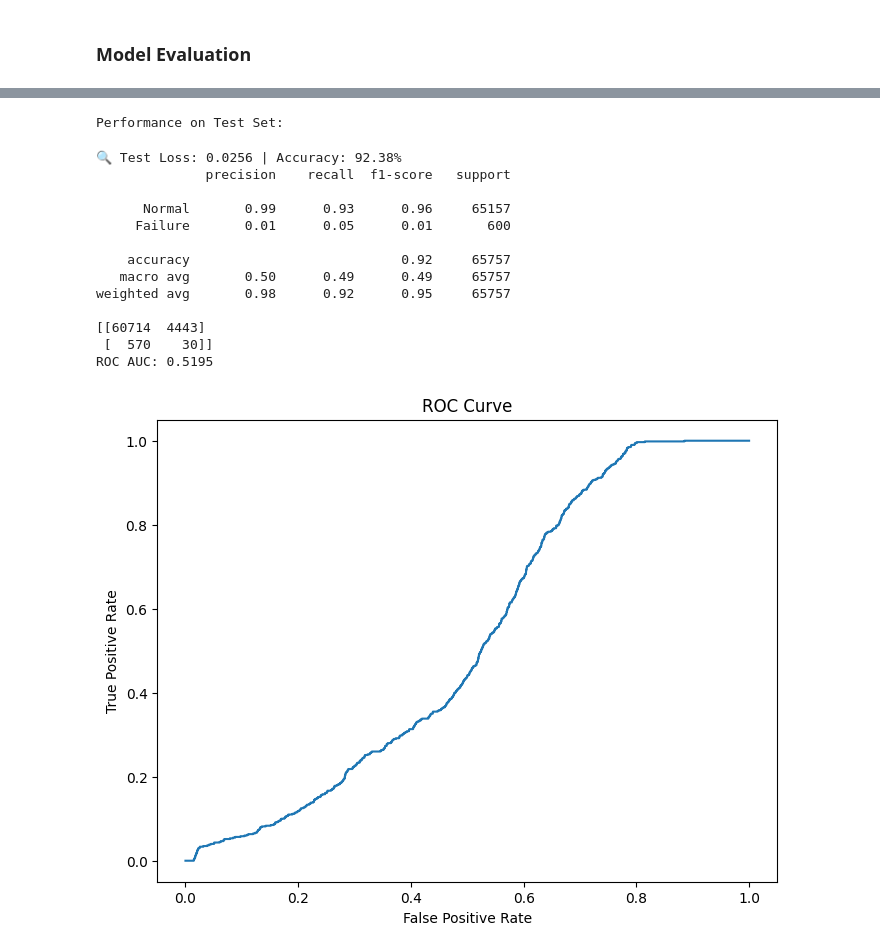
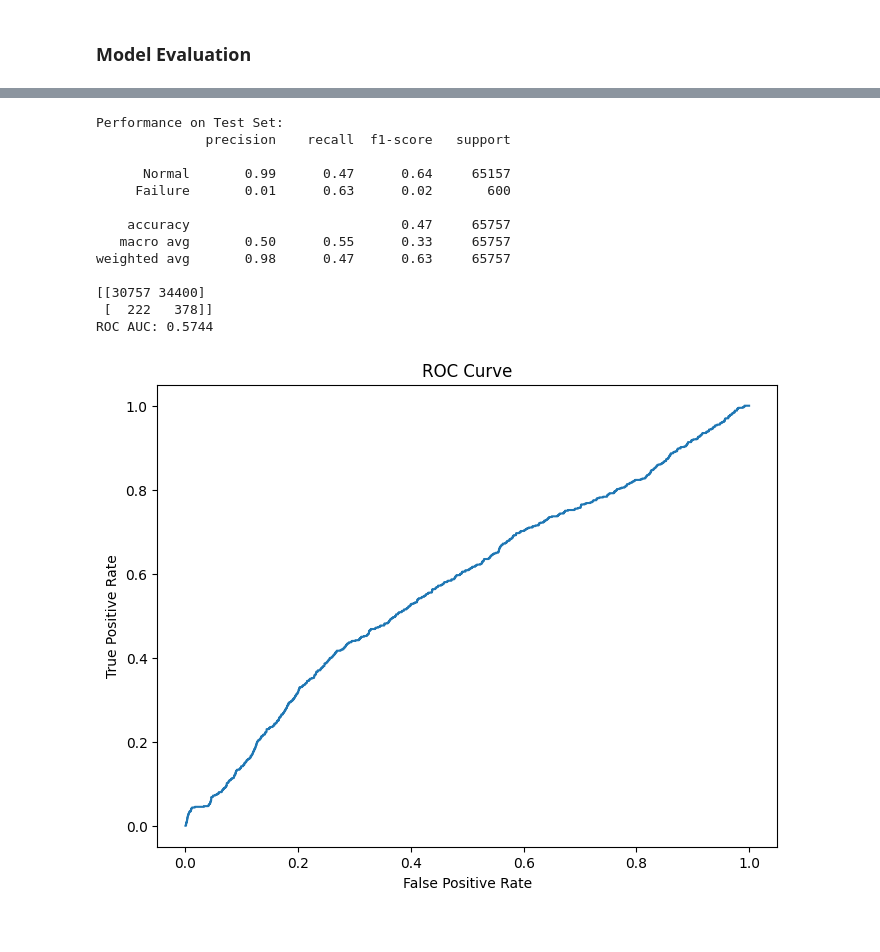
Before and after one commit to libao3128/predictive_maintenance, a Jupyter notebook: train_model_local.ipynb, the cells around one changed output, grey strips where cells are left out. Drawn from its saved outputs; the diff is of its cells as text; code cells hidden in the pictures.

```diff
--- a/train_model_local.ipynb
+++ b/train_model_local.ipynb
@@ -466,19 +482,19 @@ plt.hist(outputs, bins=50, alpha=0.5, label='Outputs')
-# %%
-print("Performance on Test Set:")
-evaluate_model(model, test_loader, best_threshold=best_threshold, device='cuda', criterion=criterion)
-# %% [output]
-Performance on Test Set:
-🔍 Test Loss: 0.0256 | Accuracy: 92.38%
-              precision    recall  f1-score   support
-
-      Normal       0.99      0.93      0.96     65157
-     Failure       0.01      0.05      0.01       600
-
-    accuracy                           0.92     65757
-   macro avg       0.50      0.49      0.49     65757
-weighted avg       0.98      0.92      0.95     65757
-
-[[60714  4443]
- [  570    30]]
-ROC AUC: 0.5195
-[figure, removed]
+# %%
+predictions = (test_outputs >= best_threshold).astype(int)
+print("Performance on Test Set:")
+generate_report(test_trues, predictions, test_outputs)
+# %% [output]
+Performance on Test Set:
+              precision    recall  f1-score   support
+
+      Normal       0.99      0.47      0.64     65157
+     Failure       0.01      0.63      0.02       600
+
+    accuracy                           0.47     65757
+   macro avg       0.50      0.55      0.33     65757
+weighted avg       0.98      0.47      0.63     65757
+
+[[30757 34400]
+ [  222   378]]
+ROC AUC: 0.5744
+[figure, added]
```
Also changed, not shown: parts of 19 cells of this notebook, 12 other files.
